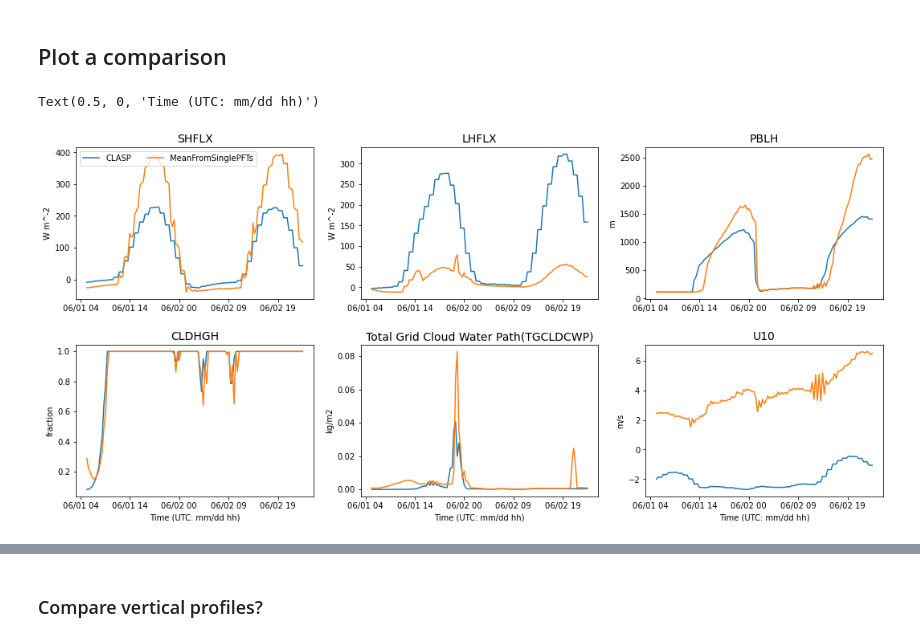
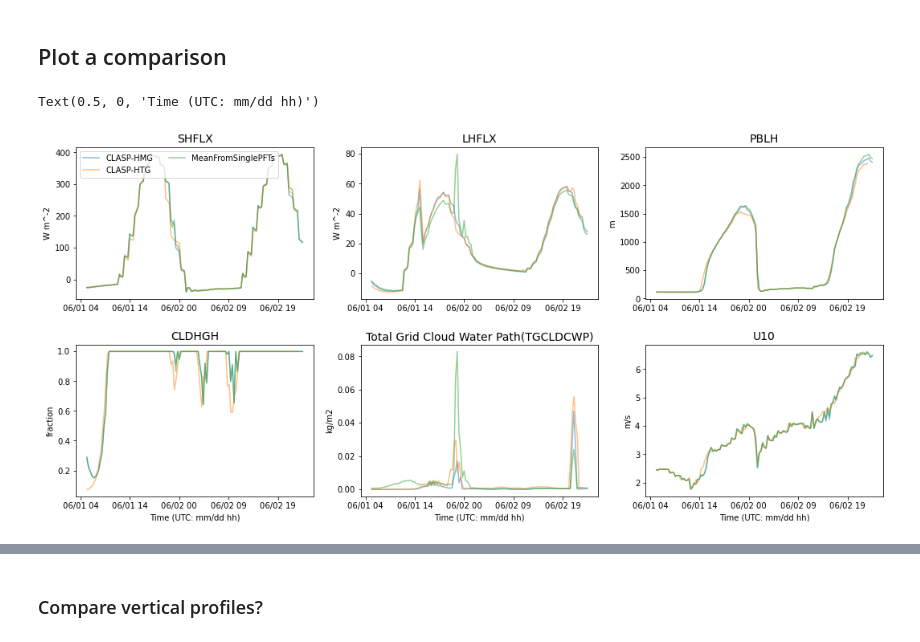
Before and after one commit to megandevlan/CLASP-CESM2_analysis, a Jupyter notebook: SCAM_SinglePFTcomparison.ipynb, the cells around one changed output, grey strips where cells are left out. Drawn from its saved outputs; the diff is of its cells as text; code cells hidden in the pictures.

```diff
--- a/SCAM_SinglePFTcomparison.ipynb
+++ b/SCAM_SinglePFTcomparison.ipynb
@@ -142,34 +140,34 @@ for iLines in range(len(selLines)):
 sfcTypeWeights = np.full([len(camDS_full.sfcType)], np.nan)
 
 # Bare ground:
-sfcTypeWeights[np.where(camDS_full.sfcType=='BareGroundOnly')[0]] = patchWeights[np.where( (colTypes==1) & (patchTypes==0))[0]]
+sfcTypeWeights[np.where(camDS_full.sfcType=='BareGround')[0]] = patchWeights[np.where( (colTypes==1) & (patchTypes==0))[0]]
 
 # C3 grass:
-sfcTypeWeights[np.where(camDS_full.sfcType=='C3grassOnly')[0]]    = patchWeights[np.where( (colTypes==1) & (patchTypes==13))[0]]
+sfcTypeWeights[np.where(camDS_full.sfcType=='C3grass')[0]]    = patchWeights[np.where( (colTypes==1) & (patchTypes==13))[0]]
 
 # C4 grass:
-sfcTypeWeights[np.where(camDS_full.sfcType=='C4grassOnly')[0]]    = patchWeights[np.where( (colTypes==1) & (patchTypes==14))[0]]
+sfcTypeWeights[np.where(camDS_full.sfcType=='C4grass')[0]]    = patchWeights[np.where( (colTypes==1) & (patchTypes==14))[0]]
 
 # Deciduous tree:
-sfcTypeWeights[np.where(camDS_full.sfcType=='TreeOnly')[0]] = patchWeights[np.where( (colTypes==1) & (patchTypes==7))[0]]
+sfcTypeWeights[np.where(camDS_full.sfcType=='DeciduousTree')[0]] = patchWeights[np.where( (colTypes==1) & (patchTypes==7))[0]]
 
 # Evergreen tree:
-sfcTypeWeights[np.where(camDS_full.sfcType=='EvergreenTreeOnly')[0]] = patchWeights[np.where( (colTypes==1) & (patchTypes==1))[0]]
+sfcTypeWeights[np.where(camDS_full.sfcType=='EvergreenTree')[0]] = patchWeights[np.where( (colTypes==1) & (patchTypes==1))[0]]
 
 # High density urban:
-sfcTypeWeights[np.where(camDS_full.sfcType=='HighDensityUrbanOnly')[0]] = np.sum(patchWeights[np.where( (luTypes==8) )[0]])
+sfcTypeWeights[np.where(camDS_full.sfcType=='HighDensityUrban')[0]] = np.sum(patchWeights[np.where( (luTypes==8) )[0]])
 
 # Irrigated crop:
-sfcTypeWeights[np.where(camDS_full.sfcType=='IrrigatedCropOnly')[0]] = patchWeights[np.where( (luTypes==2) & (patchTypes==16))[0]]
+sfcTypeWeights[np.where(camDS_full.sfcType=='IrrigCrop')[0]] = patchWeights[np.where( (luTypes==2) & (patchTypes==16))[0]]
 
 # Medium density urban:
-sfcTypeWeights[np.where(camDS_full.sfcType=='MedDensityUrbanOnly')[0]] = np.sum(patchWeights[np.where( (luTypes==9) )[0]])
+sfcTypeWeights[np.where(camDS_full.sfcType=='MedDensityUrban')[0]] = np.sum(patchWeights[np.where( (luTypes==9) )[0]])
 
 # Rain-fed crop:
-sfcTypeWeights[np.where(camDS_full.sfcType=='RainCropOnly')[0]] = patchWeights[np.where( (luTypes==2) & (patchTypes==15))[0]]
+sfcTypeWeights[np.where(camDS_full.sfcType=='RainCrop')[0]] = patchWeights[np.where( (luTypes==2) & (patchTypes==15))[0]]
 
 # Lake point is made up, give zero weight for now:
-sfcTypeWeights[np.where(camDS_full.sfcType=='LakeOnly')[0]] = 0.0
+sfcTypeWeights[np.where(camDS_full.sfcType=='Lake')[0]] = 0.0
 # %%
 # After manually comparing to table in excel - this looks right!
 for iSfc in range(len(sfcTypes)):
@@ -481,8 +522,9 @@ fig, axs = plt.subplots(2,3, figsize=(18, 8))
 axs      = axs.ravel()
 fig.subplots_adjust(hspace=0.3)
 
-axs[0].plot(times, np.squeeze(camDS_clasp.SHFLX.values),label='CLASP')
-axs[0].plot(times, np.squeeze(camDS_fullWeighted.SHFLX.values),label='MeanFromSinglePFTs')
+axs[0].plot(times, np.squeeze(camDS_claspHMG.SHFLX.values),alpha=0.5,label='CLASP-HMG')
+axs[0].plot(timesHTG, np.squeeze(camDS_claspHTG.SHFLX.values),alpha=0.5,label='CLASP-HTG')
+axs[0].plot(times, np.squeeze(camDS_fullWeighted.SHFLX.values),alpha=0.5,label='MeanFromSinglePFTs')
 axs[0].legend(ncol=2,loc='upper left')
 axs[0].set_title('SHFLX',fontsize=14)
 axs[0].set_ylabel('W m^-2')
@@ -490,47 +532,52 @@ axs[0].set_ylabel('W m^-2')
 axs[0].xaxis.set_major_formatter(myFmt)
 axs[0].xaxis.set_major_locator(plt.MaxNLocator(5))
 
-axs[1].plot(times, np.squeeze(camDS_clasp.LHFLX.values),label='CLASP')
-axs[1].plot(times, np.squeeze(camDS_fullWeighted.LHFLX.values),label='MeanFromSinglePFTs')
+axs[1].plot(times, np.squeeze(camDS_claspHMG.LHFLX.values),alpha=0.5,label='CLASP-HMG')
+axs[1].plot(timesHTG, np.squeeze(camDS_claspHTG.LHFLX.values),alpha=0.5,label='CLASP-HTG')
+axs[1].plot(times, np.squeeze(camDS_fullWeighted.LHFLX.values),alpha=0.5,label='MeanFromSinglePFTs')
 axs[1].set_title('LHFLX',fontsize=14)
 axs[1].set_ylabel('W m^-2')
 axs[1].xaxis.set_major_formatter(myFmt)
 axs[1].xaxis.set_major_locator(plt.MaxNLocator(5))
 
-axs[2].plot(times, np.squeeze(camDS_clasp.PBLH.values),label='CLASP')
-axs[2].plot(times, np.squeeze(camDS_fullWeighted.PBLH.values),label='MeanFromSinglePFTs')
+axs[2].plot(times, np.squeeze(camDS_claspHMG.PBLH.values),alpha=0.5,label='CLASP-HMG')
+axs[2].plot(timesHTG, np.squeeze(camDS_claspHTG.PBLH.values),alpha=0.5,label='CLASP-HTG')
+axs[2].plot(times, np.squeeze(camDS_fullWeighted.PBLH.values),alpha=0.5,label='MeanFromSinglePFTs')
 axs[2].set_title('PBLH',fontsize=14)
 axs[2].set_ylabel('m')
 axs[2].xaxis.set_major_formatter(myFmt)
 axs[2].xaxis.set_major_locator(plt.MaxNLocator(5))
 
-axs[3].plot(times, np.squeeze(camDS_clasp.CLDHGH.values),label='CLASP')
-axs[3].plot(times, np.squeeze(camDS_fullWeighted.CLDHGH.values),label='MeanFromSinglePFTs')
+axs[3].plot(times, np.squeeze(camDS_claspHMG.CLDHGH.values),alpha=0.5,label='CLASP-HMG')
+axs[3].plot(timesHTG, np.squeeze(camDS_claspHTG.CLDHGH.values),alpha=0.5,label='CLASP-HTG')
+axs[3].plot(times, np.squeeze(camDS_fullWeighted.CLDHGH.values),alpha=0.5,label='MeanFromSinglePFTs')
 axs[3].set_title('CLDHGH',fontsize=14)
 axs[3].set_ylabel('fraction')
 axs[3].xaxis.set_major_formatter(myFmt)
 axs[3].xaxis.set_major_locator(plt.MaxNLocator(5))
 axs[3].set_xlabel('Time (UTC: mm/dd hh)')
 #axs[3].set_ylim([0.5,1.1])
 
-axs[4].plot(times, np.squeeze(camDS_clasp.TGCLDCWP.values),label='CLASP')
-axs[4].plot(times, np.squeeze(camDS_fullWeighted.TGCLDCWP.values),label='MeanFromSinglePFTs')
+axs[4].plot(times, np.squeeze(camDS_claspHMG.TGCLDCWP.values),alpha=0.5,label='CLASP-HMG')
+axs[4].plot(timesHTG, np.squeeze(camDS_claspHTG.TGCLDCWP.values),alpha=0.5,label='CLASP-HTG')
+axs[4].plot(times, np.squeeze(camDS_fullWeighted.TGCLDCWP.values),alpha=0.5,label='MeanFromSinglePFTs')
 axs[4].set_title('Total Grid Cloud Water Path(TGCLDCWP)',fontsize=14)
 axs[4].set_ylabel('kg/m2')
 axs[4].xaxis.set_major_formatter(myFmt)
 axs[4].xaxis.set_major_locator(plt.MaxNLocator(5))
 axs[4].set_xlabel('Time (UTC: mm/dd hh)')
 
-axs[5].plot(times, np.squeeze(camDS_clasp.U10.values),label='CLASP')
-axs[5].plot(times, np.squeeze(camDS_fullWeighted.U10.values),label='MeanFromSinglePFTs')
+axs[5].plot(times, np.squeeze(camDS_claspHMG.U10.values),alpha=0.5,label='CLASP-HMG')
+axs[5].plot(timesHTG, np.squeeze(camDS_claspHTG.U10.values),alpha=0.5,label='CLASP-HTG')
+axs[5].plot(times, np.squeeze(camDS_fullWeighted.U10.values),alpha=0.5,label='MeanFromSinglePFTs')
 axs[5].set_title('U10',fontsize=14)
 axs[5].set_ylabel('m/s')
 axs[5].xaxis.set_major_formatter(myFmt)
 axs[5].xaxis.set_major_locator(plt.MaxNLocator(5))
 axs[5].set_xlabel('Time (UTC: mm/dd hh)')
 # %% [output]
 Text(0.5, 0, 'Time (UTC: mm/dd hh)')
-[figure, old version]
+[figure, new version]
 # %%
 # Format for time on x-axis
 myFmt = mdates.DateFormatter('%m/%d %H')
```
Also changed, not shown: parts of 27 cells of this notebook, 3 other files.
